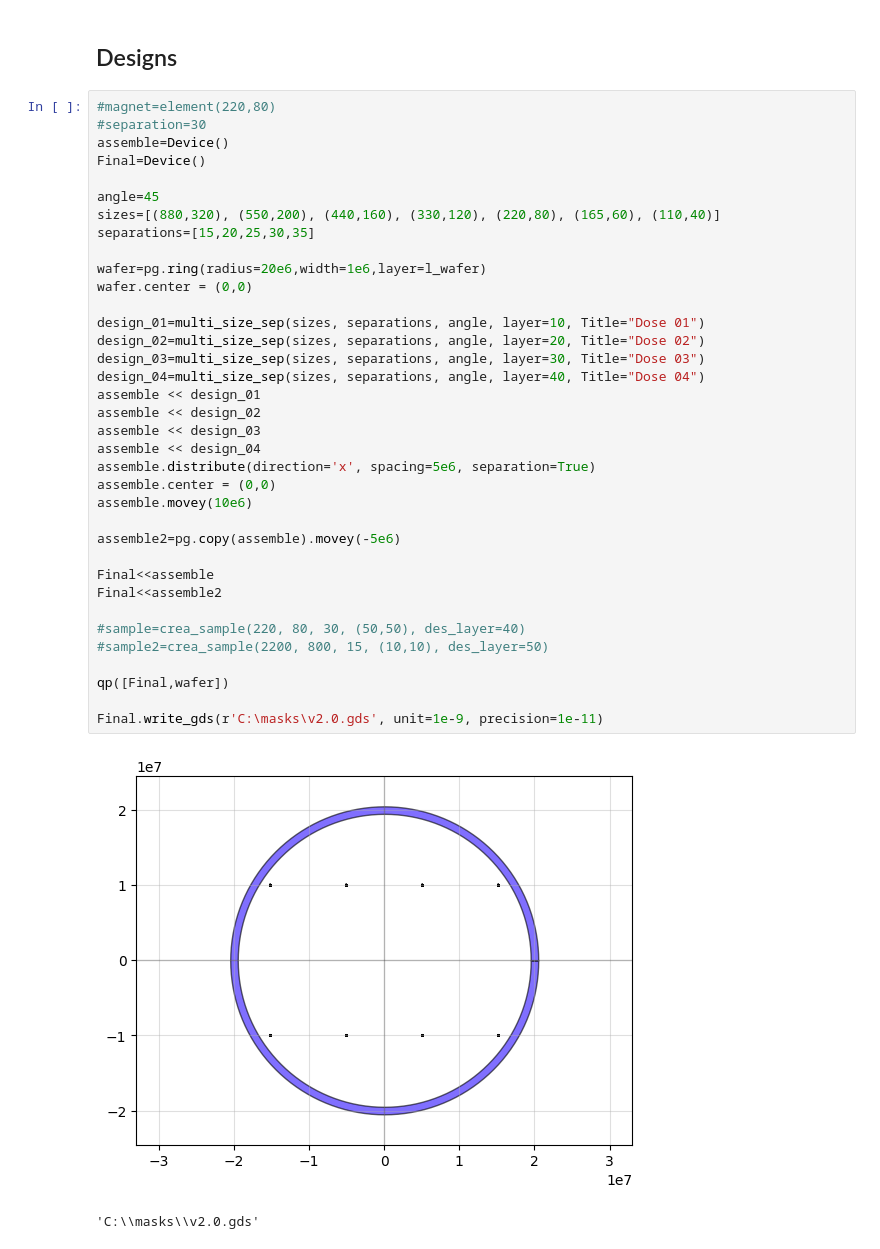
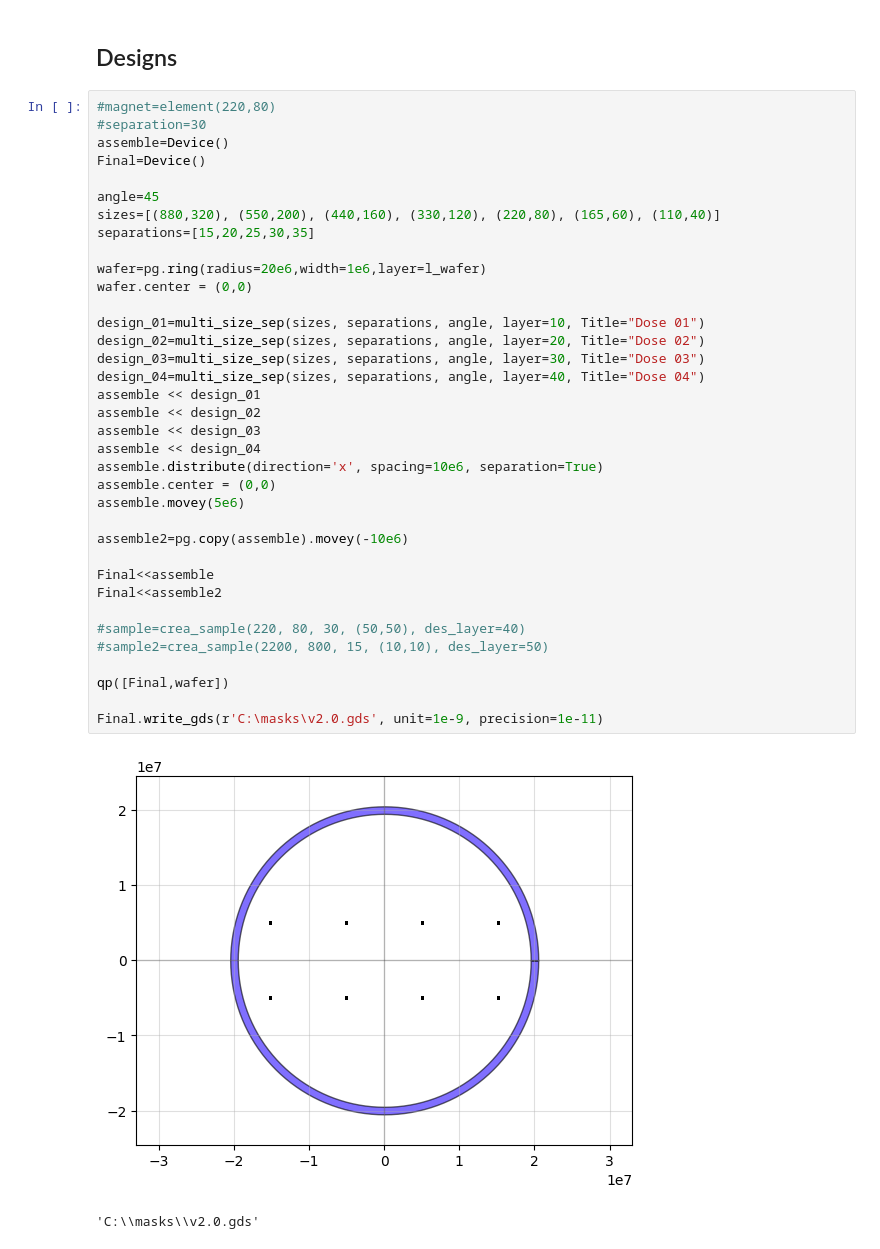
Before and after one commit to angamupa/ASI-masks, a Jupyter notebook: ASI-masks_v2.0.ipynb, the cells around one changed output. Saved outputs shown, nothing was run; the diff lists cells and outputs as text.

```diff
--- a/ASI-masks_v2.0.ipynb
+++ b/ASI-masks_v2.0.ipynb
@@ -191,35 +191,35 @@ assemble=Device()
 Final=Device()
 
 angle=45
 sizes=[(880,320), (550,200), (440,160), (330,120), (220,80), (165,60), (110,40)]
 separations=[15,20,25,30,35]
 
 wafer=pg.ring(radius=20e6,width=1e6,layer=l_wafer)
 wafer.center = (0,0)
 
 design_01=multi_size_sep(sizes, separations, angle, layer=10, Title="Dose 01")
 design_02=multi_size_sep(sizes, separations, angle, layer=20, Title="Dose 02")
 design_03=multi_size_sep(sizes, separations, angle, layer=30, Title="Dose 03")
 design_04=multi_size_sep(sizes, separations, angle, layer=40, Title="Dose 04")
 assemble << design_01
 assemble << design_02
 assemble << design_03
 assemble << design_04
-assemble.distribute(direction='x', spacing=5e6, separation=True)
+assemble.distribute(direction='x', spacing=10e6, separation=True)
 assemble.center = (0,0)
-assemble.movey(10e6)
+assemble.movey(5e6)
 
-assemble2=pg.copy(assemble).movey(-5e6)
+assemble2=pg.copy(assemble).movey(-10e6)
 
 Final<<assemble
 Final<<assemble2
 
 #sample=crea_sample(220, 80, 30, (50,50), des_layer=40)
 #sample2=crea_sample(2200, 800, 15, (10,10), des_layer=50)
 
 qp([Final,wafer])
 
 Final.write_gds(r'C:\masks\v2.0.gds', unit=1e-9, precision=1e-11)
 # %% [output]
-[figure, old version]
+[figure, new version]
 'C:\\masks\\v2.0.gds'
```
